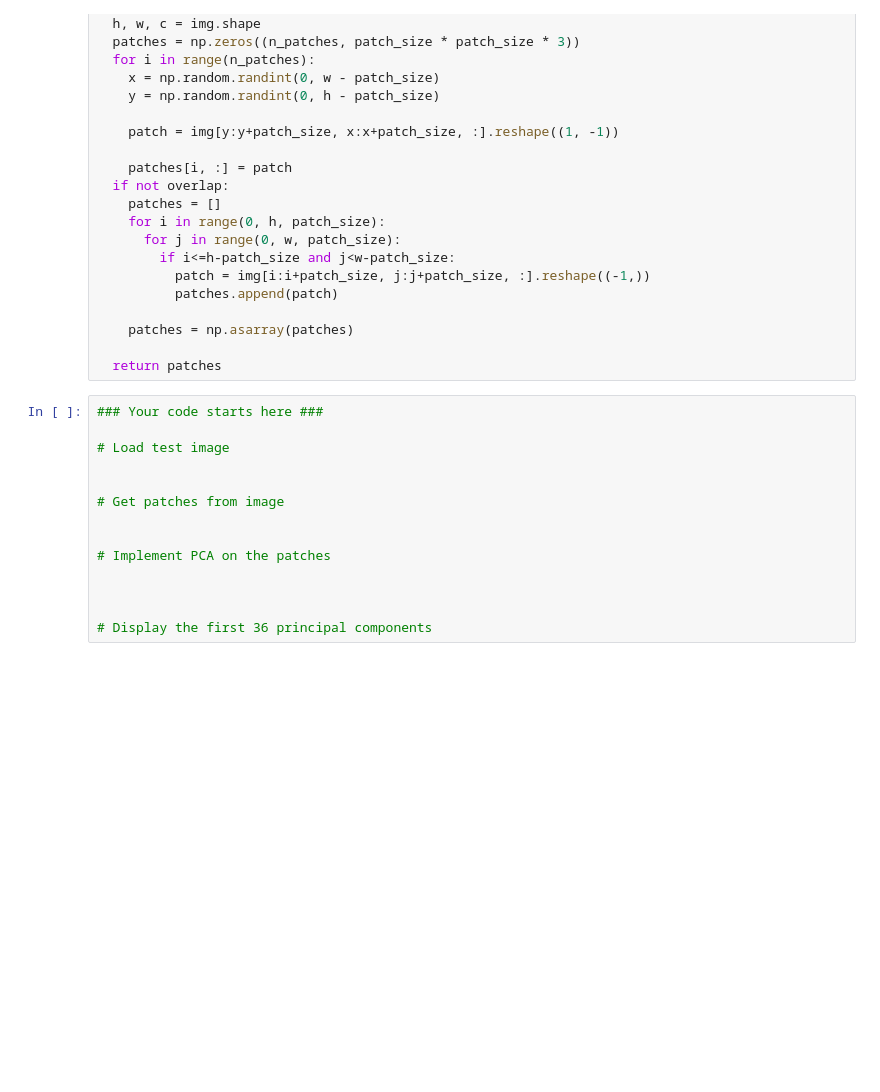
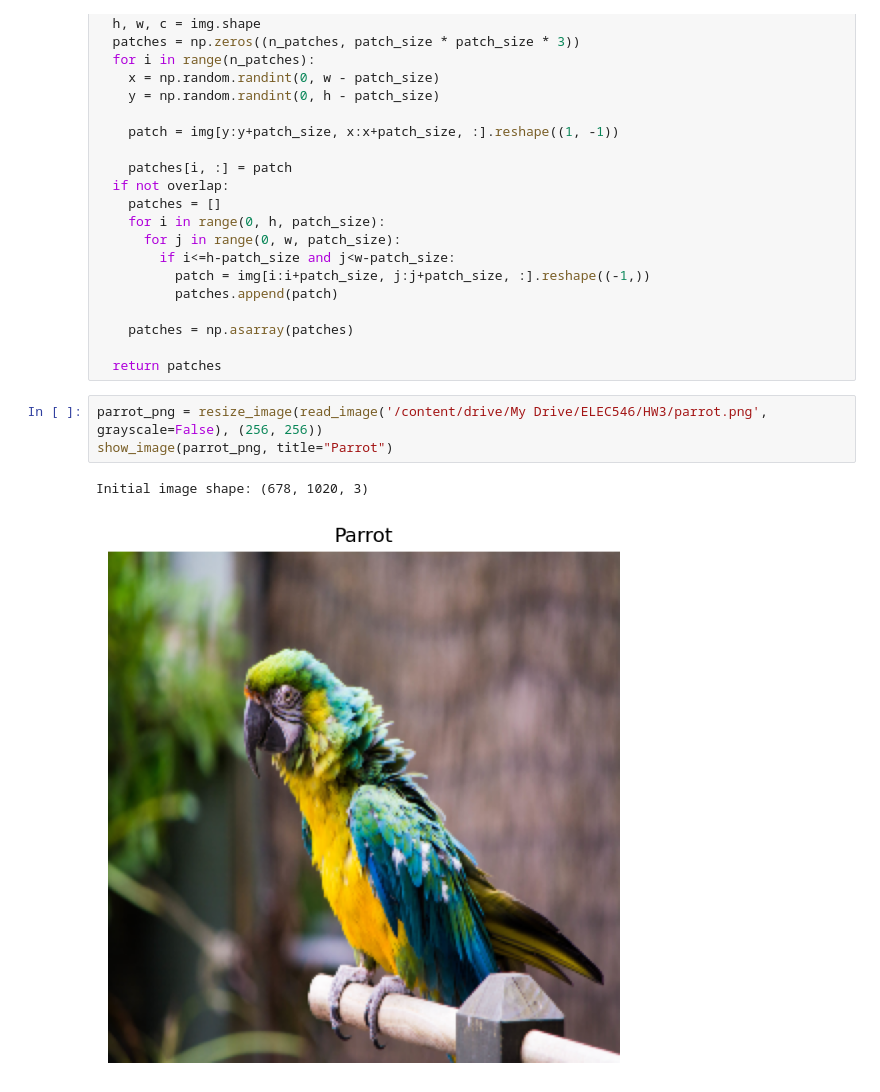
Before and after one commit to kdmalc/intro-computer-vision, a Jupyter notebook: HW3.ipynb, the cells around one changed output. Cells and saved outputs as stored; diff of their text form; blank space fills up the shorter version.

```diff
--- a/HW3.ipynb
+++ b/HW3.ipynb
@@ -255,17 +253,9 @@ def get_patches(img, patch_size=16, n_patches=1000, overlap=True):
     patches = np.asarray(patches)
 
   return patches
-# %%
-### Your code starts here ###
-
-# Load test image
-
-
-# Get patches from image
-
-
-# Implement PCA on the patches
-
-
-
-# Display the first 36 principal components
+# %%
+parrot_png = resize_image(read_image('/content/drive/My Drive/ELEC546/HW3/parrot.png', grayscale=False), (256, 256))
+show_image(parrot_png, title="Parrot")
+# %% [output]
+Initial image shape: (678, 1020, 3)
+[figure, added]
```
Also changed, not shown: parts of 16 cells of this notebook.
